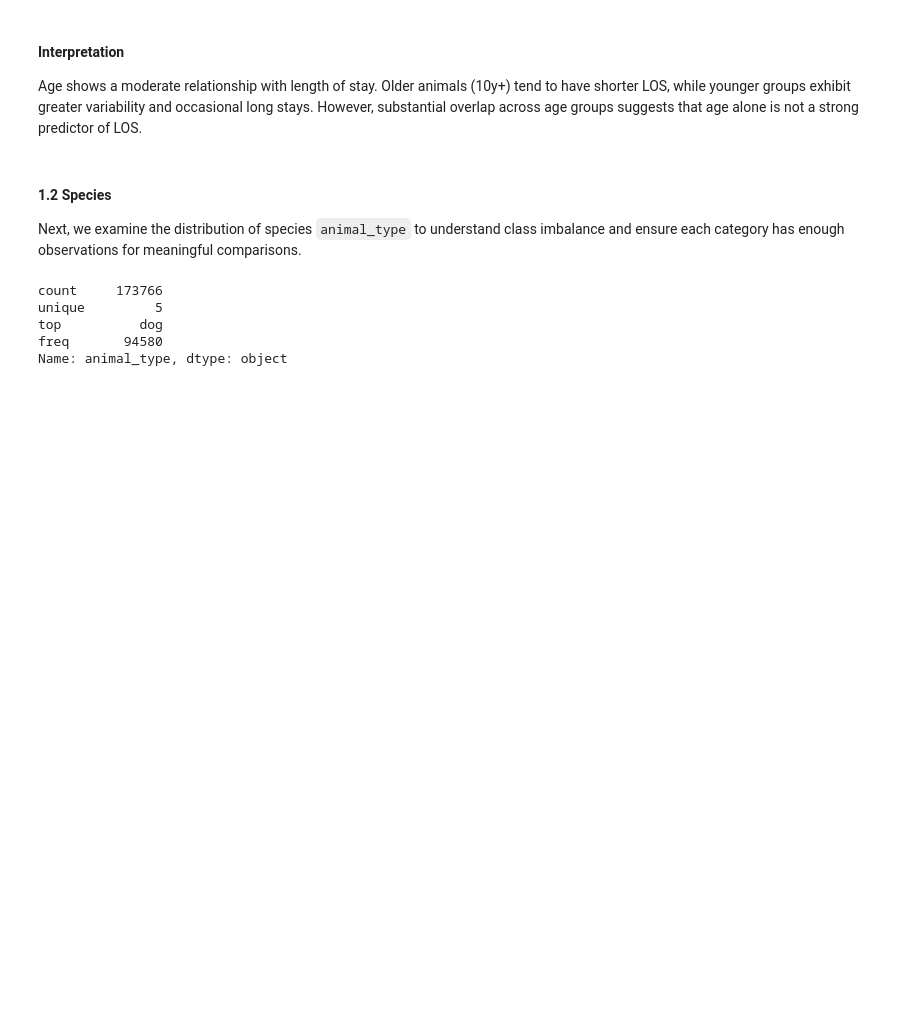
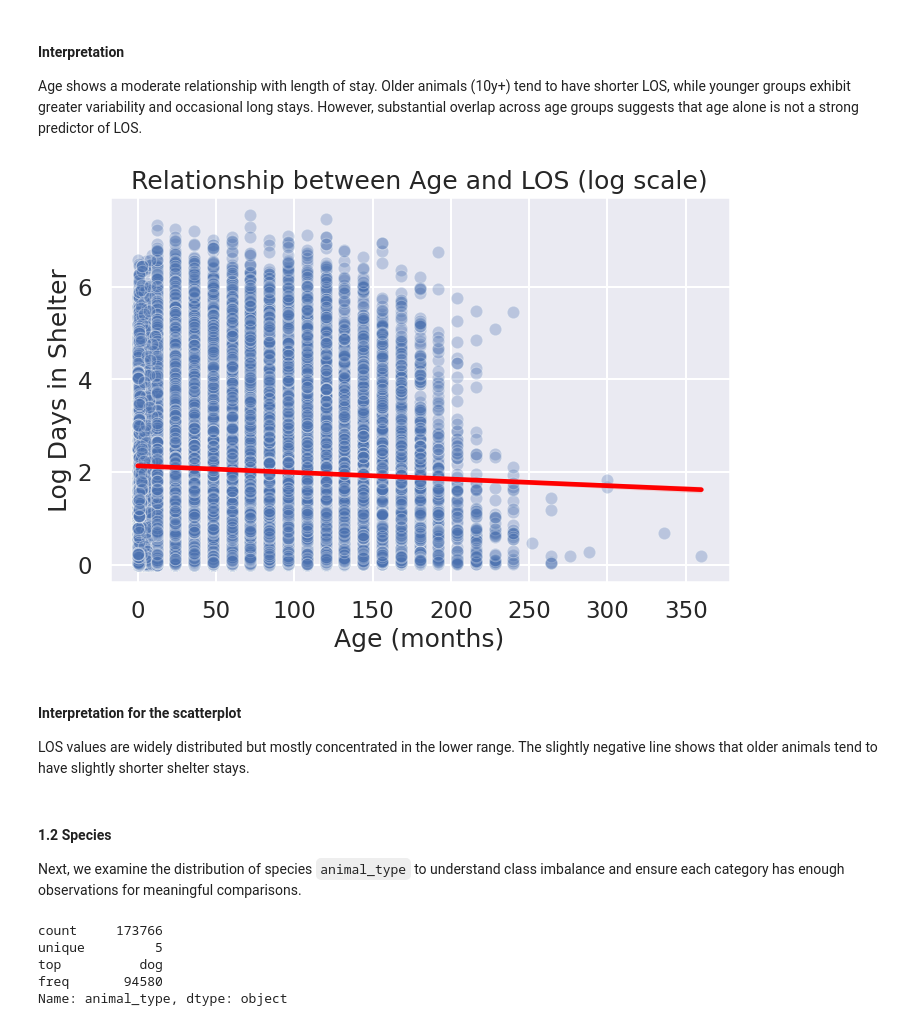
Before and after one commit to COGS108/Group098_WI26, a Jupyter notebook: 02-EDACheckpoint.ipynb, the cells around one changed output. Drawn from its saved outputs; the diff is of its cells as text; code cells hidden in the pictures; blank space fills up the shorter version.

```diff
--- a/02-EDACheckpoint.ipynb
+++ b/02-EDACheckpoint.ipynb
@@ -838,6 +861,35 @@ plt.show()
 # %% [markdown]
 #### Interpretation
 Age shows a moderate relationship with length of stay. Older animals (10y+) tend to have shorter LOS, while younger groups exhibit greater variability and occasional long stays. However, substantial overlap across age groups suggests that age alone is not a strong predictor of LOS.
+# %%
+df_combined["log_los"] = np.log1p(df_combined["days_in_shelter"])
+
+plt.figure(figsize=(8,5))
+
+sns.scatterplot(
+    x="age_months",
+    y="log_los",
+    data=df_combined,
+    alpha=0.3
+)
+
+sns.regplot(
+    x="age_months",
+    y="log_los",
+    data=df_combined,
+    scatter=False,
+    color="red"
+)
+
+plt.title("Relationship between Age and LOS (log scale)")
+plt.xlabel("Age (months)")
+plt.ylabel("Log Days in Shelter")
+plt.show()
+# %% [output]
+[figure, added]
+# %% [markdown]
+#### Interpretation for the scatterplot
+LOS values are widely distributed but mostly concentrated in the lower range. The slightly negative line shows that older animals tend to have slightly shorter shelter stays.
 # %% [markdown]
 #### 1.2 Species
 Next, we examine the distribution of species `animal_type` to understand class imbalance and ensure each category has enough observations for meaningful comparisons.
```
Also changed, not shown: parts of 22 cells of this notebook.
